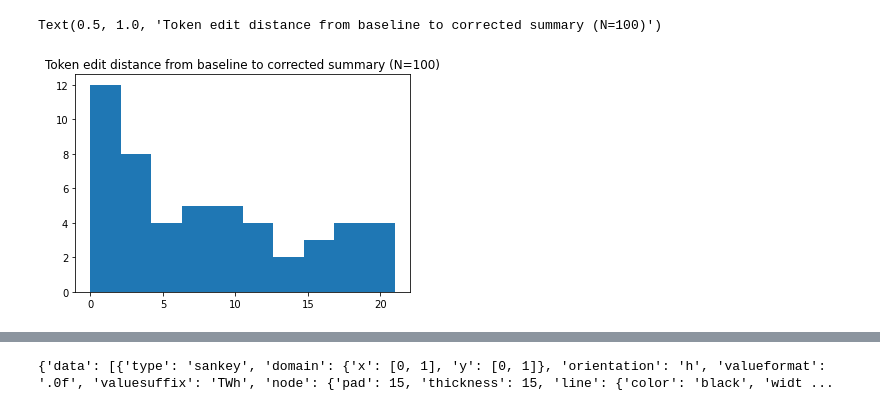
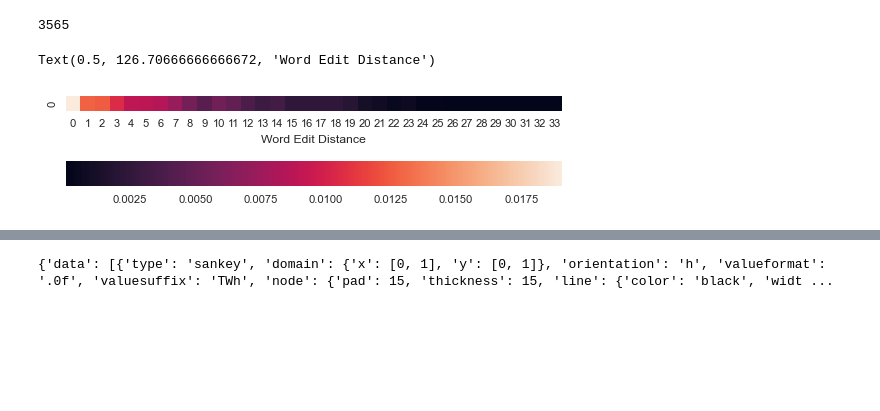
Before and after one commit to danton-nlp/GEF, a Jupyter notebook: iteration_changes.ipynb, the cells around one changed output, grey strips where cells are left out. Drawn from its saved outputs; the diff is of its cells as text; code cells hidden in the pictures; blank space fills up the shorter version.

```diff
--- a/iteration_changes.ipynb
+++ b/iteration_changes.ipynb
@@ -130,12 +85,27 @@ Text(0.5, 0, 'Word edit distance')
-# %%
-import matplotlib.pyplot as plt
-edit_distances = []
-
-for x in edits_oracle.values():
-    edit_distances.append(x["token"])
-
-plt.hist(edit_distances)
-plt.title("Token edit distance from baseline to corrected summary (N=100)")
-# %% [output]
-Text(0.5, 1.0, 'Token edit distance from baseline to corrected summary (N=100)')
-[figure, removed]
+# %%
+edit_distances = []
+for x in edits_clf.values():
+    if x["token"] != 0:
+        edit_distances.append(x["token"])
+edit_distance_weights = np.ones_like(edit_distances)/float(len(edit_distances))
+edit_distance_weights
+
+
+print(len(edit_distances))
+# %% [output]
+3565
+# %%
+import seaborn as sns
+ax = sns.heatmap(
+    np.unique(edit_distances, return_counts=True)[1].reshape(1, -1) / np.sum(edit_distances),
+    cbar_kws={"orientation": "horizontal"},
+    square=True
+)
+ax.set_xlabel("Word Edit Distance")
+# ax.xaxis.tick_top()
+# ax.xaxis.set_label_position('top')
+# ax.spines['bottom'].set_visible(False)
+# ax.spines['top'].set_visible(True)
+# %% [output]
+Text(0.5, 126.70666666666672, 'Word Edit Distance')
+[figure, added]
```
Also changed, not shown: parts of 9 cells of this notebook, 5 other files.
